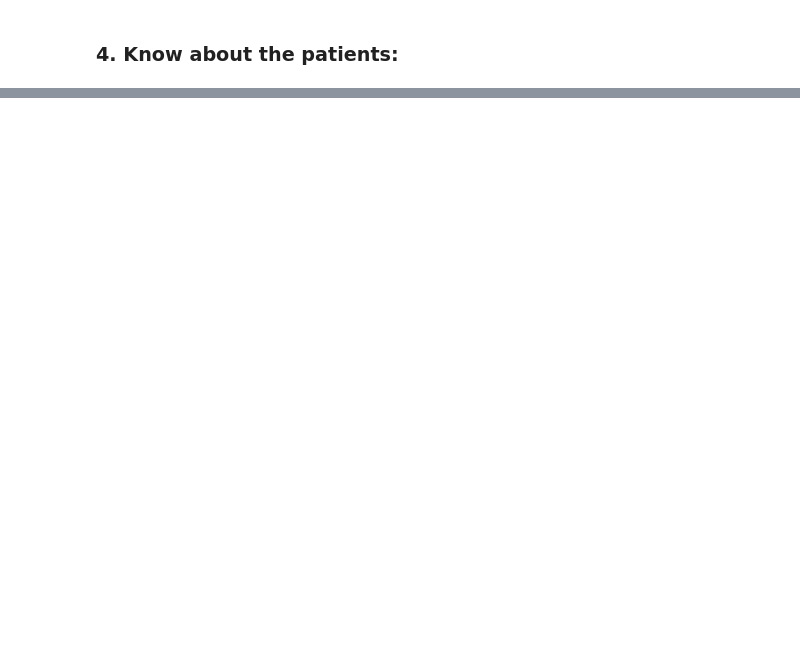
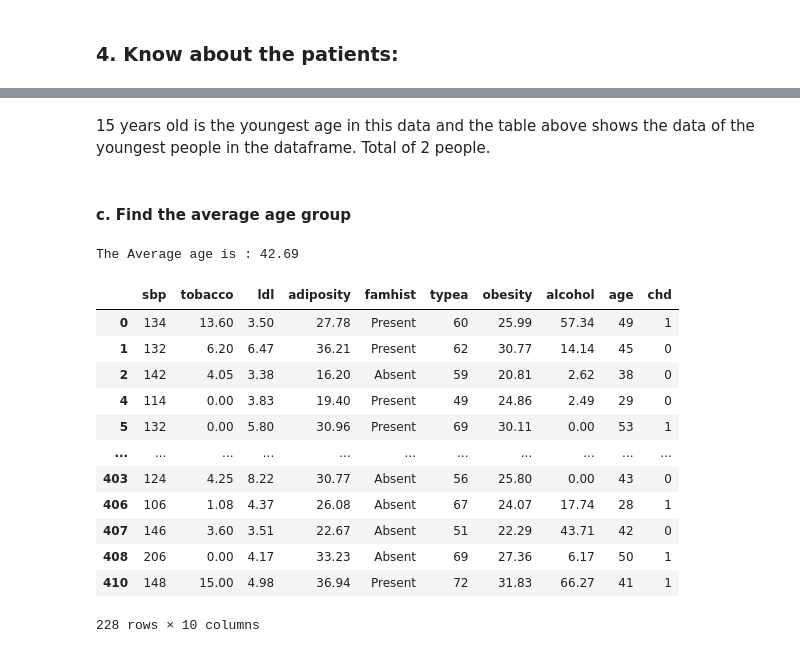
Before and after one commit to sgwlee96/SJSU, a Jupyter notebook: DATA220/Lab1/Lab1.ipynb, the cells around one changed output, grey strips where cells are left out. Saved outputs shown, nothing was run; the diff lists cells and outputs as text; code cells hidden in the pictures; blank space fills up the shorter version.

```diff
--- a/DATA220/Lab1/Lab1.ipynb
+++ b/DATA220/Lab1/Lab1.ipynb
@@ -170,0 +214,35 @@ dtype: int64
+# %% [markdown]
+15 years old is the youngest age in this data and the table above shows the data of the youngest people in the dataframe. Total of 2 people.
+# %% [markdown]
+#### c. Find the average age group
+# %%
+# Find the average age
+print("The Average age is : {:.2f}".format(heartTraindf['age'].mean()))
+
+# Filter the average group
+# %% [output]
+The Average age is : 42.69
+# %%
+average_age = 42.69
+std_age = 15.13
+
+# Define the age range for filtering (e.g., within one standard deviation from the mean)
+lower_age_limit = average_age - std_age
+upper_age_limit = average_age + std_age
+
+# Filter the DataFrame for individuals in the average age group
+heartTraindf[(heartTraindf['age'] >= lower_age_limit) & (heartTraindf['age'] <= upper_age_limit)]
+# %% [output]
+|  | sbp | tobacco | ldl | adiposity | famhist | typea | obesity | alcohol | age | chd |
+| 0 | 134 | 13.60 | 3.50 | 27.78 | Present | 60 | 25.99 | 57.34 | 49 | 1 |
+| 1 | 132 | 6.20 | 6.47 | 36.21 | Present | 62 | 30.77 | 14.14 | 45 | 0 |
+| 2 | 142 | 4.05 | 3.38 | 16.20 | Absent | 59 | 20.81 | 2.62 | 38 | 0 |
+| 4 | 114 | 0.00 | 3.83 | 19.40 | Present | 49 | 24.86 | 2.49 | 29 | 0 |
+| 5 | 132 | 0.00 | 5.80 | 30.96 | Present | 69 | 30.11 | 0.00 | 53 | 1 |
+| ... | ... | ... | ... | ... | ... | ... | ... | ... | ... | ... |
+| 403 | 124 | 4.25 | 8.22 | 30.77 | Absent | 56 | 25.80 | 0.00 | 43 | 0 |
+| 406 | 106 | 1.08 | 4.37 | 26.08 | Absent | 67 | 24.07 | 17.74 | 28 | 1 |
+| 407 | 146 | 3.60 | 3.51 | 22.67 | Absent | 51 | 22.29 | 43.71 | 42 | 0 |
+| 408 | 206 | 0.00 | 4.17 | 33.23 | Absent | 69 | 27.36 | 6.17 | 50 | 1 |
+| 410 | 148 | 15.00 | 4.98 | 36.94 | Present | 72 | 31.83 | 66.27 | 41 | 1 |
+228 rows × 10 columns
```
Also changed, not shown: parts of 13 cells of this notebook, 1 other file.
